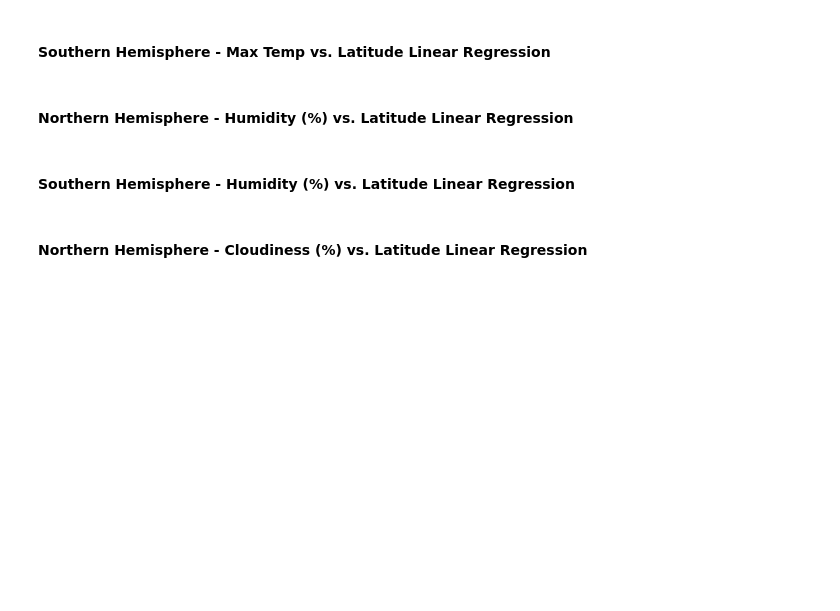
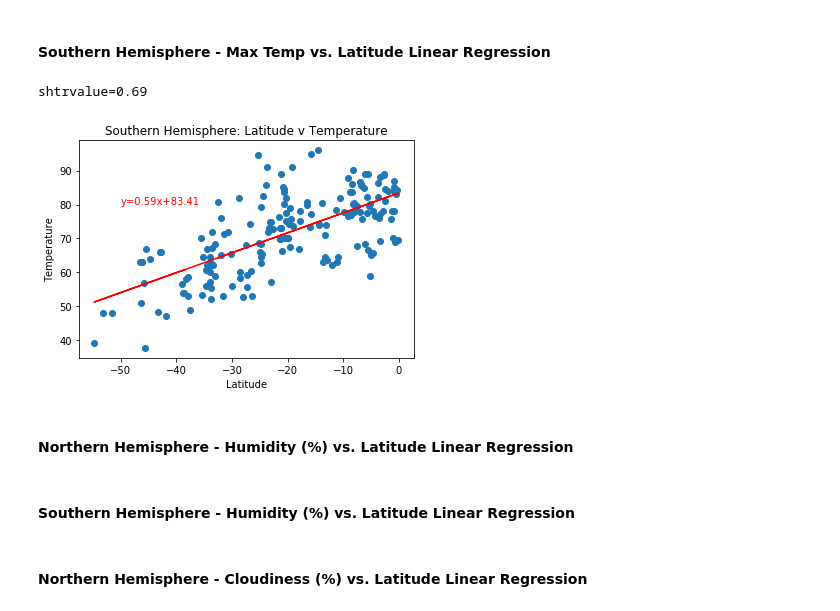
Before and after one commit to gabrielmacey/python_api_challenge, a Jupyter notebook: WeatherPy/WeatherPy.ipynb, the cells around one changed output. Drawn from its saved outputs; the diff is of its cells as text; code cells hidden in the pictures; blank space fills up the shorter version.

```diff
--- a/WeatherPy/WeatherPy.ipynb
+++ b/WeatherPy/WeatherPy.ipynb
@@ -281,5 +281,23 @@ plt.show()
 # %% [markdown]
 ####  Southern Hemisphere - Max Temp vs. Latitude Linear Regression
+# %%
+shtx_value = southern_data["Latitude"]
+shty_value = southern_data["Temperature"]
+(shtslope, shtintercept, shtrvalue, shtpvalue, shtstderr)=linregress(shtx_value,shty_value)
+shtregress_value = shtx_value * shtslope + shtintercept
+shtline_eq = "y=" + str(round(shtslope,2)) + "x+" + str(round(shtintercept,2))
+plt.scatter(shtx_value,shty_value)
+plt.plot(shtx_value, shtregress_value, "r-")
+plt.annotate(shtline_eq,(-50,80), color="red")
+plt.title("Southern Hemisphere: Latitude v Temperature")
+plt.xlabel("Latitude")
+plt.ylabel("Temperature")
+print(f"shtrvalue={round(shtrvalue,2)}")
+plt.savefig("Southern_Hemisphere_Temp_v_Lat.png")
+plt.show()
+# %% [output]
+shtrvalue=0.69
+[figure, added]
 # %% [markdown]
 ####  Northern Hemisphere - Humidity (%) vs. Latitude Linear Regression
 # %% [markdown]
```
Also changed, not shown: parts of 4 cells of this notebook, 2 other files.
